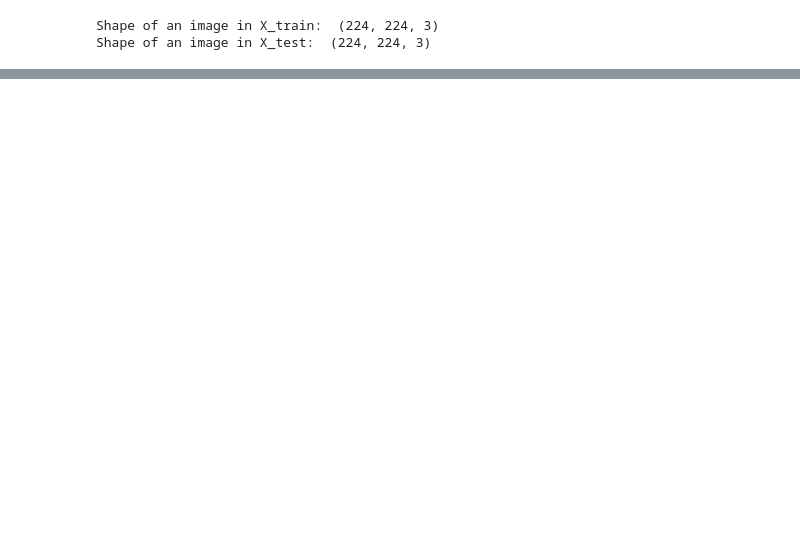
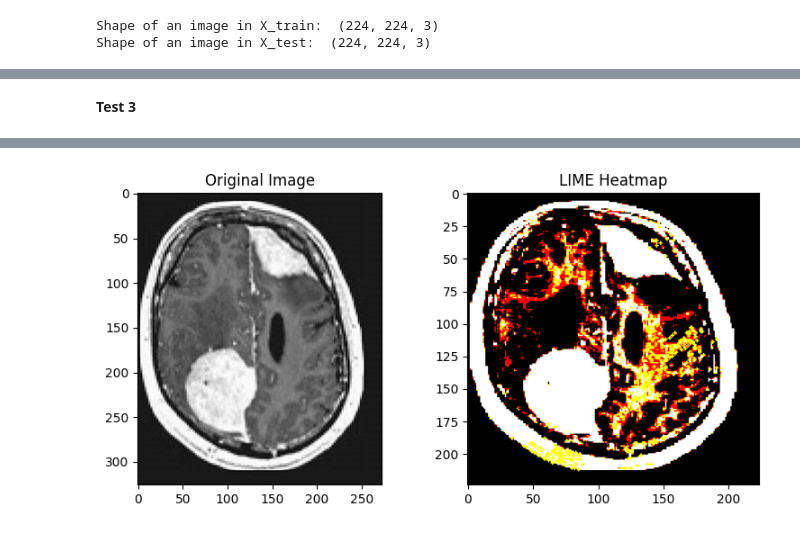
Before and after one commit to barta3235/working_model_VGG19, a Jupyter notebook: working_model_unet.ipynb, the cells around one changed output, grey strips where cells are left out. Drawn from its saved outputs; the diff is of its cells as text; code cells hidden in the pictures; blank space fills up the shorter version.

```diff
--- a/working_model_unet.ipynb
+++ b/working_model_unet.ipynb
@@ -232,0 +546,48 @@ Epoch 5/5
+# %% [markdown]
+**Test 3**
+# %%
+import numpy as np
+import matplotlib.pyplot as plt
+from tensorflow.keras.models import load_model
+from tensorflow.keras.preprocessing import image
+from lime import lime_image
+from skimage.segmentation import mark_boundaries
+
+# Load the pre-trained VGG16 model from your drive
+model = load_model('/content/drive/MyDrive/work_temp/model_vgg16_new')
+
+# Load and preprocess the image
+def load_image(img_path, model_preprocess=preprocess_input, target_size=(224, 224)):
+    img = image.load_img(img_path, target_size=target_size)
+    img_array = image.img_to_array(img)
+    img_array = np.expand_dims(img_array, axis=0)
+    img_array = model_preprocess(img_array)
+    return img_array
+
+# Specify the path to your image
+img_path = '/content/drive/MyDrive/sampleImagesToTest/Y2N (21).jpg'
+img_array = load_image(img_path)
+
+# Initialize a LimeImageExplainer
+explainer = lime_image.LimeImageExplainer()
+
+# Explain the prediction of the model on the input image
+explanation = explainer.explain_instance(img_array[0], model.predict, top_labels=2, hide_color=0, num_samples=100)
+
+# Get the mask for the explanation of the top class (assuming binary classification)
+temp, mask = explanation.get_image_and_mask(model.predict(img_array).argmax(axis=1)[0], positive_only=True, negative_only=False, hide_rest=False)
+
+# Plot the original image and the explanation
+fig, (ax1, ax2) = plt.subplots(1, 2, figsize=(8, 4))
+
+# Original image
+ax1.imshow(image.load_img(img_path))
+ax1.set_title('Original Image')
+
+# Lime heatmap
+ax2.imshow(mark_boundaries(temp / 2 + 0.5, mask))
+ax2.set_title('LIME Heatmap')
+
+plt.tight_layout()
+plt.show()
+# %% [output]
@@ -232,0 +606 @@ Epoch 5/5
+[figure, added]
```
Also changed, not shown: parts of 33 cells of this notebook.
